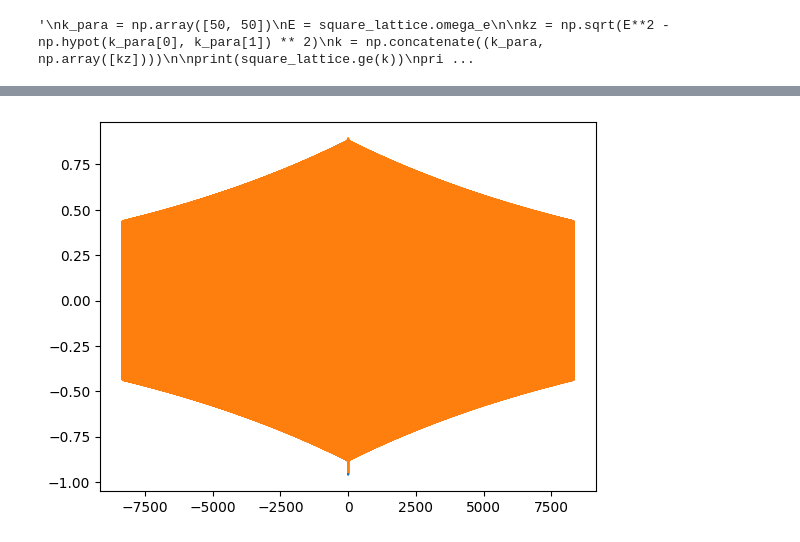
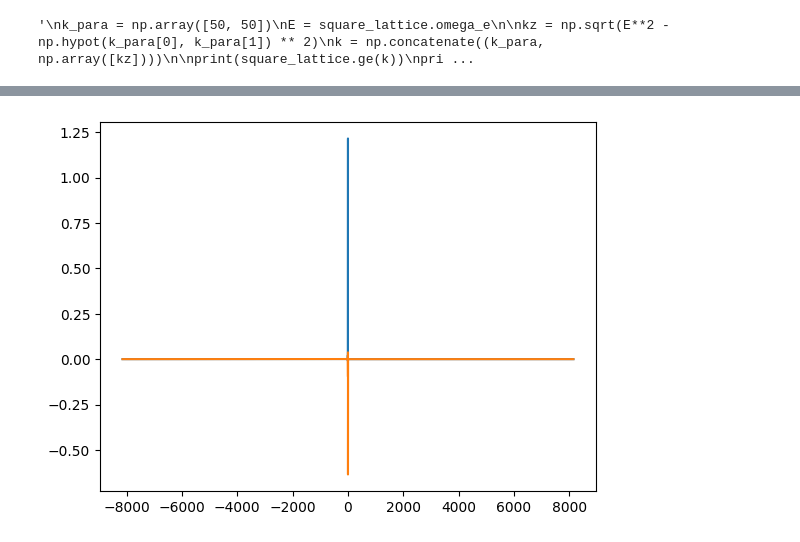
Before and after one commit to ClaudioQTM/2D_array, a Jupyter notebook: src/W_state/W_state_FFT.ipynb, the cells around one changed output, grey strips where cells are left out. Drawn from its saved outputs; the diff is of its cells as text; code cells hidden in the pictures.

Commit message:
1.added eta estimator. 2.move some functions in W_state_FFT.ipynb to W_state.py

```diff
--- a/src/W_state/W_state_FFT.ipynb
+++ b/src/W_state/W_state_FFT.ipynb
@@ -79,6 +3,11 @@ def solve_Kz(q, E, r_para, Q_para, lattice, xtol=1e-12, rtol=1e-12):
 # %%
 from model import alpha, self_energy
 from smatrix import create_self_energy_interpolator_numba
+import numpy as np
+from eigenstate_solving import BZ_proj
+from model import square_lattice
+from W_state import q_bounds
+
 
 sigma_data = np.load("../../data/sigma_grid0f1a.npz")
 kx = sigma_data["kx"]
@@ -93,6 +22,19 @@ collective_lamb_shift = self_energy(
 sigma_func_period = create_self_energy_interpolator_numba(
     kx, ky, sigma_grid, lattice=square_lattice
 )
+# r_para = np.array([-74, 30])
+# p_para = np.array([60, 50])
+r_para = np.array([-74, 30])
+p_para = np.array([60, 50])
+E1 = 203 / 2
+E = 205
+Q_para = np.array([0, 0])
+sigma_func_period = sigma_func_period_numba
+Zc = 1
+
+
+q_min, q_max = q_bounds(E, r_para, Q_para, square_lattice)
+
 """
 k_para = np.array([50, 50])
 E = square_lattice.omega_e
@@ -258,41 +208,49 @@ In discrete FFT, $\Delta q=2\times (q_{max}-q_{min})/n$, $L=\pi/\Delta q$, $\Del
 # %%
 from scipy.fft import ifft
+from W_state import W_k_sp_grid
+import matplotlib.pyplot as plt
 
 n_points = int(1e6)
+
+q_min, q_max = q_bounds(E, r_para, Q_para, square_lattice)
+q_grid = np.linspace(q_min + 1e-10, q_max - 1e-10, n_points, endpoint=False)
+dq = q_grid[1] - q_grid[0]
+eta = eta_estimator(
+    r_para, p_para, E1, E, Q_para, square_lattice, sigma_func_period, dq, 10
+)
 
 q_grid, value_grid = W_k_sp_grid(
     r_para,
     p_para,
     E1,
     E,
     Q_para,
     Zc,
     square_lattice,
     sigma_func_period,
     n_points,
-    eta=0.001,
+    eta=eta,
 )
 dq = q_grid[1] - q_grid[0]
 L = np.pi / dq  # Nyquist limit
 
 z_grid = 2 * np.pi * np.fft.fftfreq(n_points, d=dq)
 
 # value_grid_ifft = (q_max-q_min)*ifft(value_grid)
 value_grid_ifft = n_points * dq * ifft(value_grid)
 value_grid_ifft *= np.exp(1j * q_grid[0] * z_grid)
 
 # Only compare where the q grid resolves exp(i q z) with several samples per period.
 nyquist_z = np.pi / dq
 min_samples_per_period = 8
 resolved_z = 2 * np.pi / (min_samples_per_period * dq)
 keep = np.abs(z_grid) <= resolved_z
 
 
 plot_idx = np.argsort(z_grid[keep])
 plt.plot(z_grid[keep][plot_idx], np.real(value_grid_ifft[keep][plot_idx]))
 plt.plot(z_grid[keep][plot_idx], np.imag(value_grid_ifft[keep][plot_idx]))
-# plt.plot(z_sample, np.abs(quad_result), "o")
 plt.show()
 # %% [output]
-[figure, old version]
+[figure, new version]
 # %%
```
Also changed, not shown: parts of 13 cells of this notebook, 1 other file.
